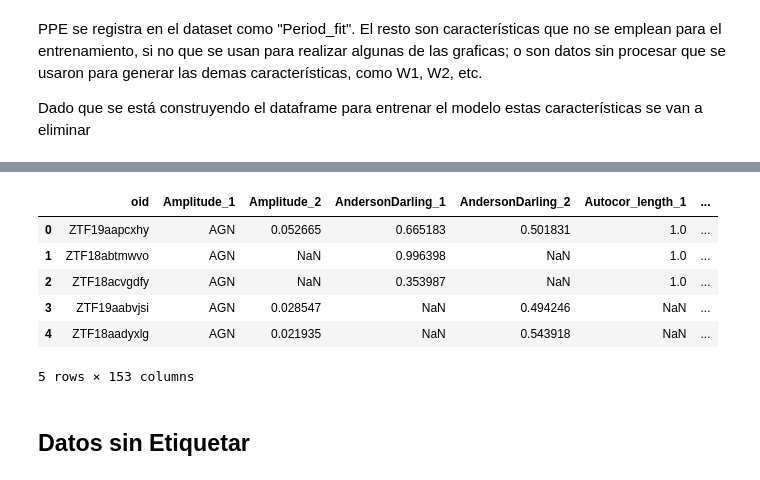
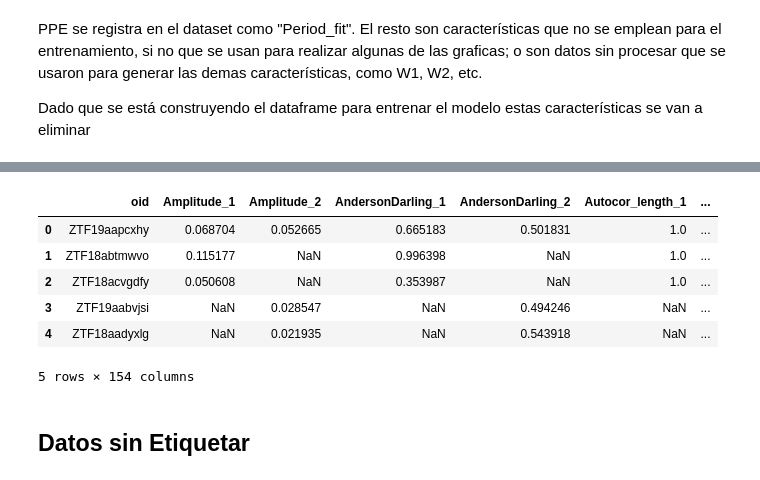
Before and after one commit to 10Nick01/Parcial_2_Mineria_ALeRCE, a Jupyter notebook: make_dataframes.ipynb, the cells around one changed output, grey strips where cells are left out. Cells and saved outputs as stored; diff of their text form; code cells hidden in the pictures.

Commit message:
some changes on labeled dataframe

```diff
--- a/make_dataframes.ipynb
+++ b/make_dataframes.ipynb
@@ -151,18 +162,16 @@ Dado que se está construyendo el dataframe para entrenar el modelo estas caract
 # %%
-df_labeled = df_labeled.drop(columns = sobrantes)
-
 #mover la clase real hacia la ultima posición para seguir el estándar
-df_labeled[df_labeled.columns[1]] = df_labeled.pop(df_labeled.columns[1])
+df_labeled['classALeRCE'] = df_labeled.pop('classALeRCE')
 
 df_labeled.head()
 # %% [output]
 |  | oid | Amplitude_1 | Amplitude_2 | AndersonDarling_1 | AndersonDarling_2 | Autocor_length_1 | ... |
-| 0 | ZTF19aapcxhy | AGN | 0.052665 | 0.665183 | 0.501831 | 1.0 | ... |
-| 1 | ZTF18abtmwvo | AGN | NaN | 0.996398 | NaN | 1.0 | ... |
-| 2 | ZTF18acvgdfy | AGN | NaN | 0.353987 | NaN | 1.0 | ... |
-| 3 | ZTF19aabvjsi | AGN | 0.028547 | NaN | 0.494246 | NaN | ... |
-| 4 | ZTF18aadyxlg | AGN | 0.021935 | NaN | 0.543918 | NaN | ... |
+| 0 | ZTF19aapcxhy | 0.068704 | 0.052665 | 0.665183 | 0.501831 | 1.0 | ... |
+| 1 | ZTF18abtmwvo | 0.115177 | NaN | 0.996398 | NaN | 1.0 | ... |
+| 2 | ZTF18acvgdfy | 0.050608 | NaN | 0.353987 | NaN | 1.0 | ... |
+| 3 | ZTF19aabvjsi | NaN | 0.028547 | NaN | 0.494246 | NaN | ... |
+| 4 | ZTF18aadyxlg | NaN | 0.021935 | NaN | 0.543918 | NaN | ... |
-5 rows × 153 columns
+5 rows × 154 columns
 # %% [markdown]
 ## Datos sin Etiquetar
 # %% [markdown]
```
Also changed, not shown: parts of 2 cells of this notebook.
